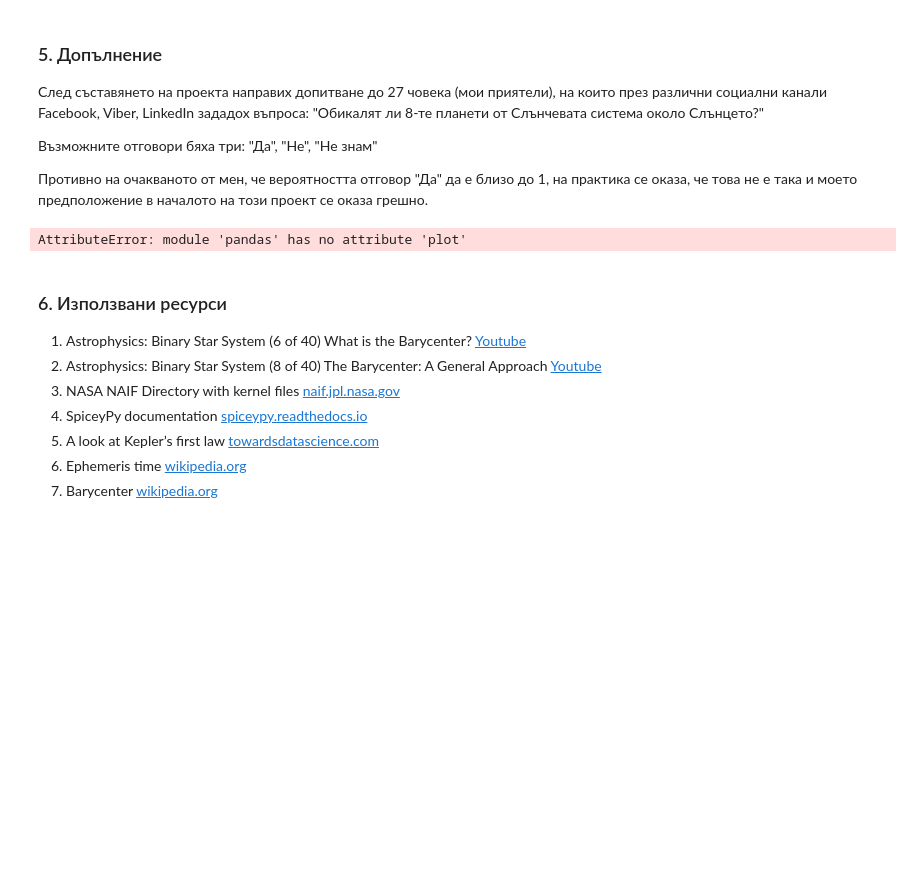
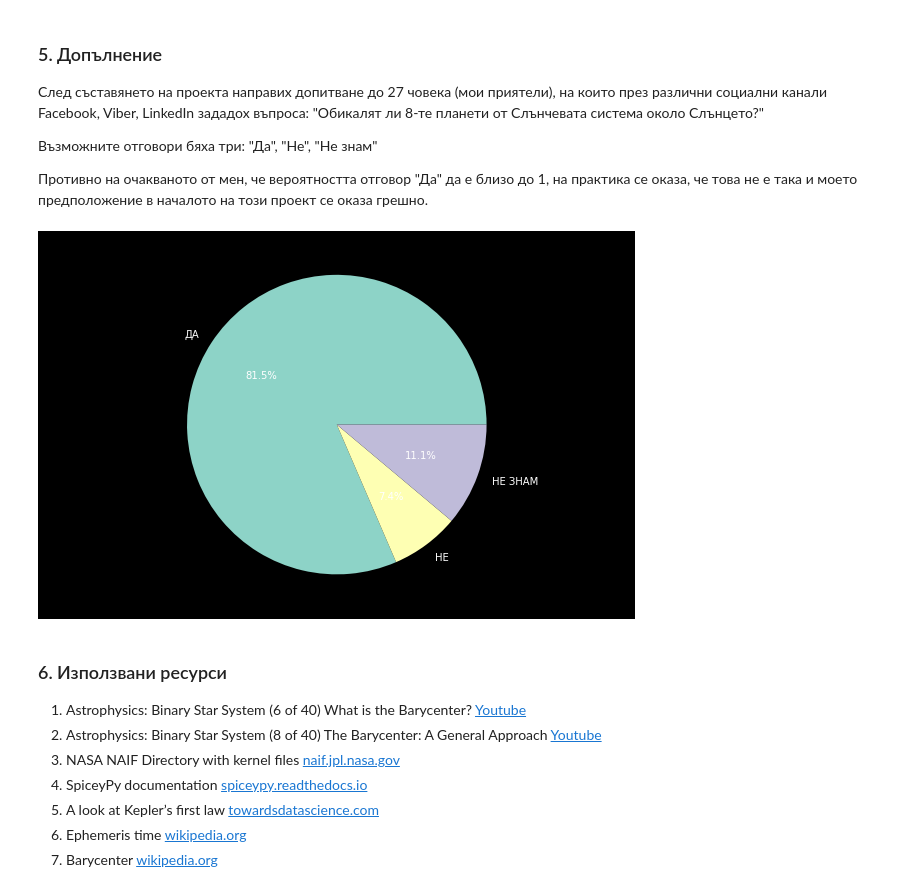
Before and after one commit to kalinpetrovbg/SoftUni-Machine-Learning, a Jupyter notebook: Math Concepts/Exam/project-solar-system-barycenter.ipynb, the cells around one changed output. Cells and saved outputs as stored; diff of their text form; code cells hidden in the pictures; blank space fills up the shorter version.

```diff
--- a/Math Concepts/Exam/project-solar-system-barycenter.ipynb
+++ b/Math Concepts/Exam/project-solar-system-barycenter.ipynb
@@ -247,14 +236,16 @@ Days the barycenter is outside the Sun: 62.46666666666667 %
 Възможните отговори бяха три: "Да", "Не", "Не знам"
 
 Противно на очакваното от мен, че вероятността отговор "Да" да е близо до 1, на практика се оказа, че това не е така и моето предположение в началото на този проект се оказа грешно.
-# %%
-data = pd.read_csv("research.csv", sep='\t', header=None).values
-x = data[:,0]
-y = data[:,0]
-pd.plot(x,y)
-plt.show()
-# %% [output]
-AttributeError: module 'pandas' has no attribute 'plot'
+# %%
+fig = plt.figure()
+ax = fig.add_axes([0,0,1.35,1.3])
+ax.axis('equal')
+langs = ['ДА', 'НЕ', 'НЕ ЗНАМ',]
+students = [22,2,3]
+ax.pie(students, labels = langs,autopct='%1.1f%%')
+plt.show()
+# %% [output]
+[figure, added]
 # %% [markdown]
 ### 6. Използвани ресурси
 
```
Also changed, not shown: parts of 18 cells of this notebook.
